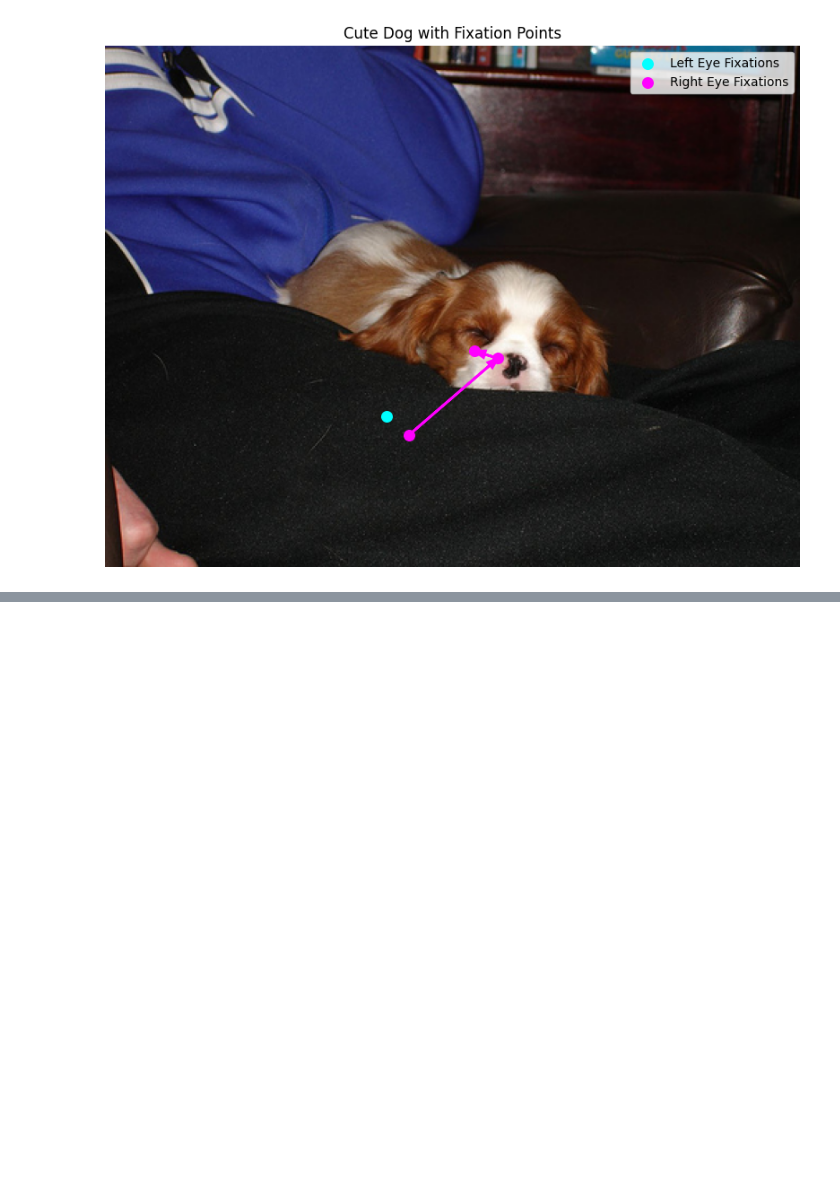
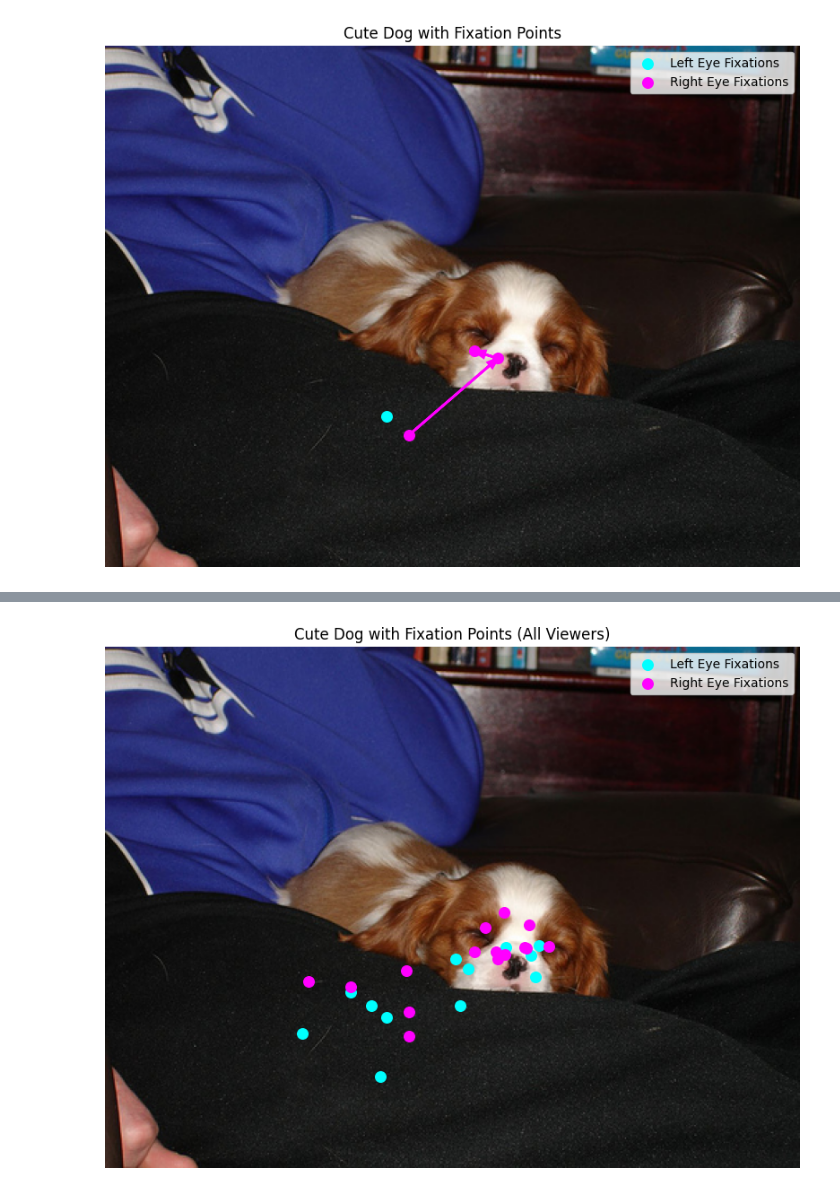
Before and after one commit to reascr/Enhancing-Image-Segmentation-with-Eye-tracking, a Jupyter notebook: exploring-eye-tracking-data-POET.ipynb, the cells around one changed output, grey strips where cells are left out. Cells and saved outputs as stored; diff of their text form; code cells hidden in the pictures; blank space fills up the shorter version.

Commit message:
plottet fixation points for first image for all 5 viewers

```diff
--- a/exploring-eye-tracking-data-POET.ipynb
+++ b/exploring-eye-tracking-data-POET.ipynb
@@ -294,0 +324,24 @@ plt.show()
+# %%
+# Plot left and right fix points for all viewers
+plt.figure(figsize=(10, 10))
+plt.imshow(img)
+plt.title('Cute Dog with Fixation Points (All Viewers)')
+
+# Extract x, y coordinates for left and right eye fixation points
+if fix_points_all_left:  # Check if there are any left eye points to plot
+    left_x = [point[1] for point in fix_points_all_left]  # Extract x coordinates
+    left_y = [point[2] for point in fix_points_all_left]  # Extract y coordinates
+    plt.scatter(left_x, left_y, color='cyan', label='Left Eye Fixations', s=70)  # Add left eye points
+
+if fix_points_all_right:  # Check if there are any right eye points to plot
+    right_x = [point[1] for point in fix_points_all_right]  # Extract x coordinates
+    right_y = [point[2] for point in fix_points_all_right]  # Extract y coordinates
+    plt.scatter(right_x, right_y, color='magenta', label='Right Eye Fixations', s=70)  # Add right eye points
+
+plt.legend()
+plt.axis('off')
+
+# Show the plot
+plt.show()
+# %% [output]
+[figure, added]
```
Also changed, not shown: parts of 5 cells of this notebook.
